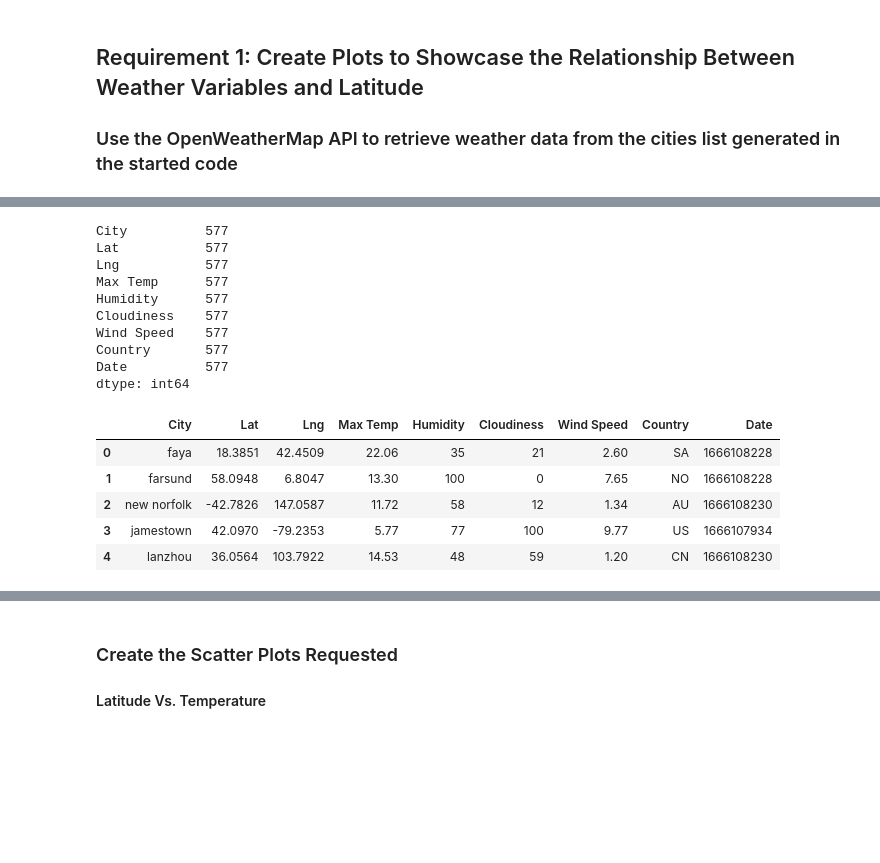
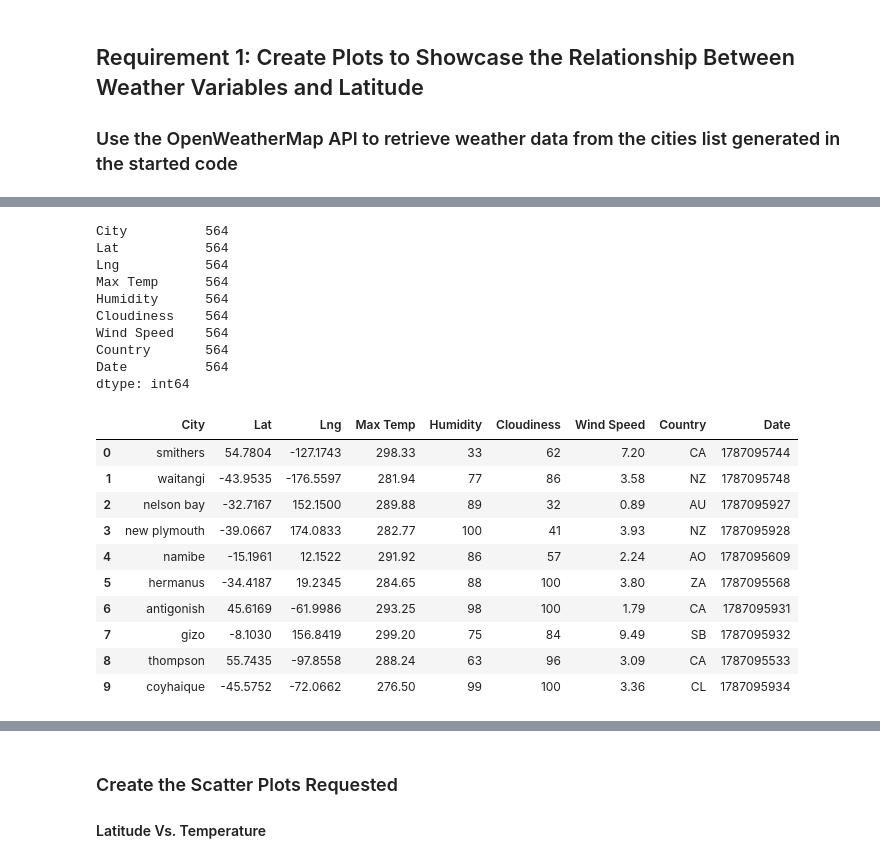
Before and after one commit to a1990alpalo/python-api-challenge-2023, a Jupyter notebook: WeatherPy.ipynb, the cells around one changed output, grey strips where cells are left out. Cells and saved outputs as stored; diff of their text form; code cells hidden in the pictures; blank space fills up the shorter version.

```diff
--- a/WeatherPy.ipynb
+++ b/WeatherPy.ipynb
@@ -56,7 +56,7 @@ Number of cities in the list: 613
 ### Use the OpenWeatherMap API to retrieve weather data from the cities list generated in the started code
 # %%
 # Set the API base URL
-url = # YOUR CODE HERE
+url = "http://api.openweathermap.org/data/2.5/weather"
 
 # Define an empty list to fetch the weather data for each city
 city_data = []
@@ -78,7 +78,7 @@ for i, city in enumerate(cities):
         record_count = 0
 
     # Create endpoint URL with each city
-    city_url = # YOUR CODE HERE
+    city_url = f"{url}?q={city}&appid={weather_api_key}"
 
     # Log the url, record, and set numbers
     print("Processing Record %s of Set %s | %s" % (record_count, set_count, city))
@@ -89,17 +89,18 @@ for i, city in enumerate(cities):
     # Run an API request for each of the cities
     try:
         # Parse the JSON and retrieve data
-        city_weather = # YOUR CODE HERE
+        response = requests.get(city_url)
+        city_weather = response.json()
 
         # Parse out latitude, longitude, max temp, humidity, cloudiness, wind speed, country, and date
-        city_lat = # YOUR CODE HERE
-        city_lng = # YOUR CODE HERE
-        city_max_temp = # YOUR CODE HERE
-        city_humidity = # YOUR CODE HERE
-        city_clouds = # YOUR CODE HERE
-        city_wind = # YOUR CODE HERE
-        city_country = # YOUR CODE HERE
-        city_date = # YOUR CODE HERE
+        city_lat = city_weather["coord"]["lat"]
+        city_lng = city_weather["coord"]['lon']
+        city_max_temp = city_weather["main"]["temp_max"]
+        city_humidity = city_weather["main"]["humidity"]
+        city_clouds = city_weather["clouds"]["all"]
+        city_wind = city_weather["wind"]["speed"]
+        city_country = city_weather["sys"]["country"]
+        city_date = city_weather["dt"]
 
         # Append the City information into city_data list
         city_data.append({"City": city,
@@ -113,10 +114,12 @@ for i, city in enumerate(cities):
                           "Date": city_date})
 
     # If an error is experienced, skip the city
-    except:
+    except Exception as e:
         print("City not found. Skipping...")
         pass
 
+    #Pause to void rate limiting
+    time.sleep(1)
 # Indicate that Data Loading is complete
 print("-----------------------------")
 print("Data Retrieval Complete      ")
@@ -141,31 +144,36 @@ Data Retrieval Complete
 -----------------------------
 # %%
 # Convert the cities weather data into a Pandas DataFrame
-city_data_df = # YOUR CODE HERE
+city_data_df = pd.DataFrame(city_data)
 
 # Show Record Count
 city_data_df.count()
 # %% [output]
-City          577
-Lat           577
-Lng           577
-Max Temp      577
-Humidity      577
-Cloudiness    577
-Wind Speed    577
-Country       577
-Date          577
+City          564
+Lat           564
+Lng           564
+Max Temp      564
+Humidity      564
+Cloudiness    564
+Wind Speed    564
+Country       564
+Date          564
 dtype: int64
 # %%
 # Display sample data
-city_data_df.head()
+city_data_df.head(10)
 # %% [output]
 |  | City | Lat | Lng | Max Temp | Humidity | Cloudiness | Wind Speed | Country | Date |
-| 0 | faya | 18.3851 | 42.4509 | 22.06 | 35 | 21 | 2.60 | SA | 1666108228 |
-| 1 | farsund | 58.0948 | 6.8047 | 13.30 | 100 | 0 | 7.65 | NO | 1666108228 |
-| 2 | new norfolk | -42.7826 | 147.0587 | 11.72 | 58 | 12 | 1.34 | AU | 1666108230 |
-| 3 | jamestown | 42.0970 | -79.2353 | 5.77 | 77 | 100 | 9.77 | US | 1666107934 |
-| 4 | lanzhou | 36.0564 | 103.7922 | 14.53 | 48 | 59 | 1.20 | CN | 1666108230 |
+| 0 | smithers | 54.7804 | -127.1743 | 298.33 | 33 | 62 | 7.20 | CA | 1787095744 |
+| 1 | waitangi | -43.9535 | -176.5597 | 281.94 | 77 | 86 | 3.58 | NZ | 1787095748 |
+| 2 | nelson bay | -32.7167 | 152.1500 | 289.88 | 89 | 32 | 0.89 | AU | 1787095927 |
+| 3 | new plymouth | -39.0667 | 174.0833 | 282.77 | 100 | 41 | 3.93 | NZ | 1787095928 |
+| 4 | namibe | -15.1961 | 12.1522 | 291.92 | 86 | 57 | 2.24 | AO | 1787095609 |
+| 5 | hermanus | -34.4187 | 19.2345 | 284.65 | 88 | 100 | 3.80 | ZA | 1787095568 |
+| 6 | antigonish | 45.6169 | -61.9986 | 293.25 | 98 | 100 | 1.79 | CA | 1787095931 |
+| 7 | gizo | -8.1030 | 156.8419 | 299.20 | 75 | 84 | 9.49 | SB | 1787095932 |
+| 8 | thompson | 55.7435 | -97.8558 | 288.24 | 63 | 96 | 3.09 | CA | 1787095533 |
+| 9 | coyhaique | -45.5752 | -72.0662 | 276.50 | 99 | 100 | 3.36 | CL | 1787095934 |
 # %%
 # Export the City_Data into a csv
 city_data_df.to_csv("output_data/cities.csv", index_label="City_ID")
```
Also changed, not shown: parts of 17 cells of this notebook, 10 other files.
